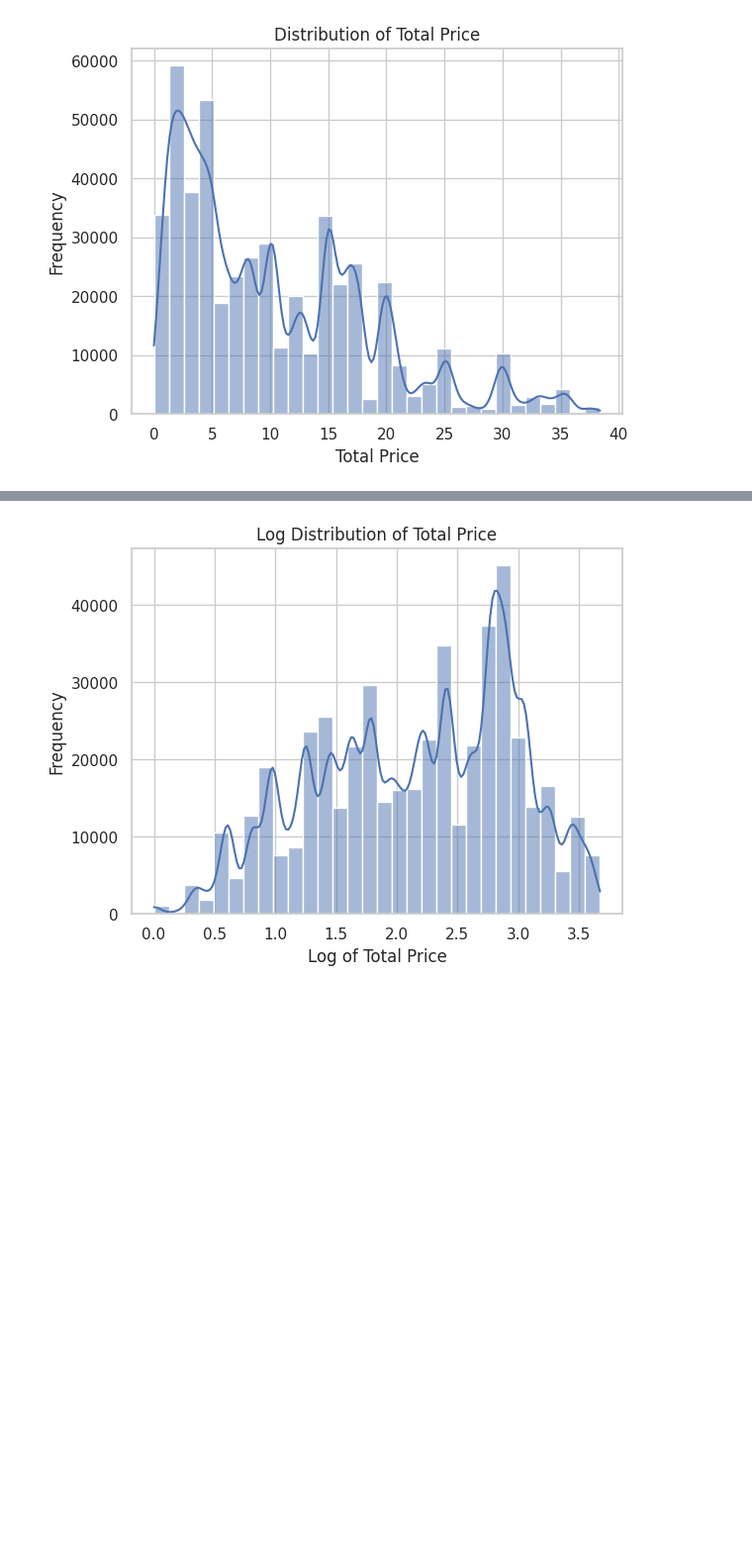
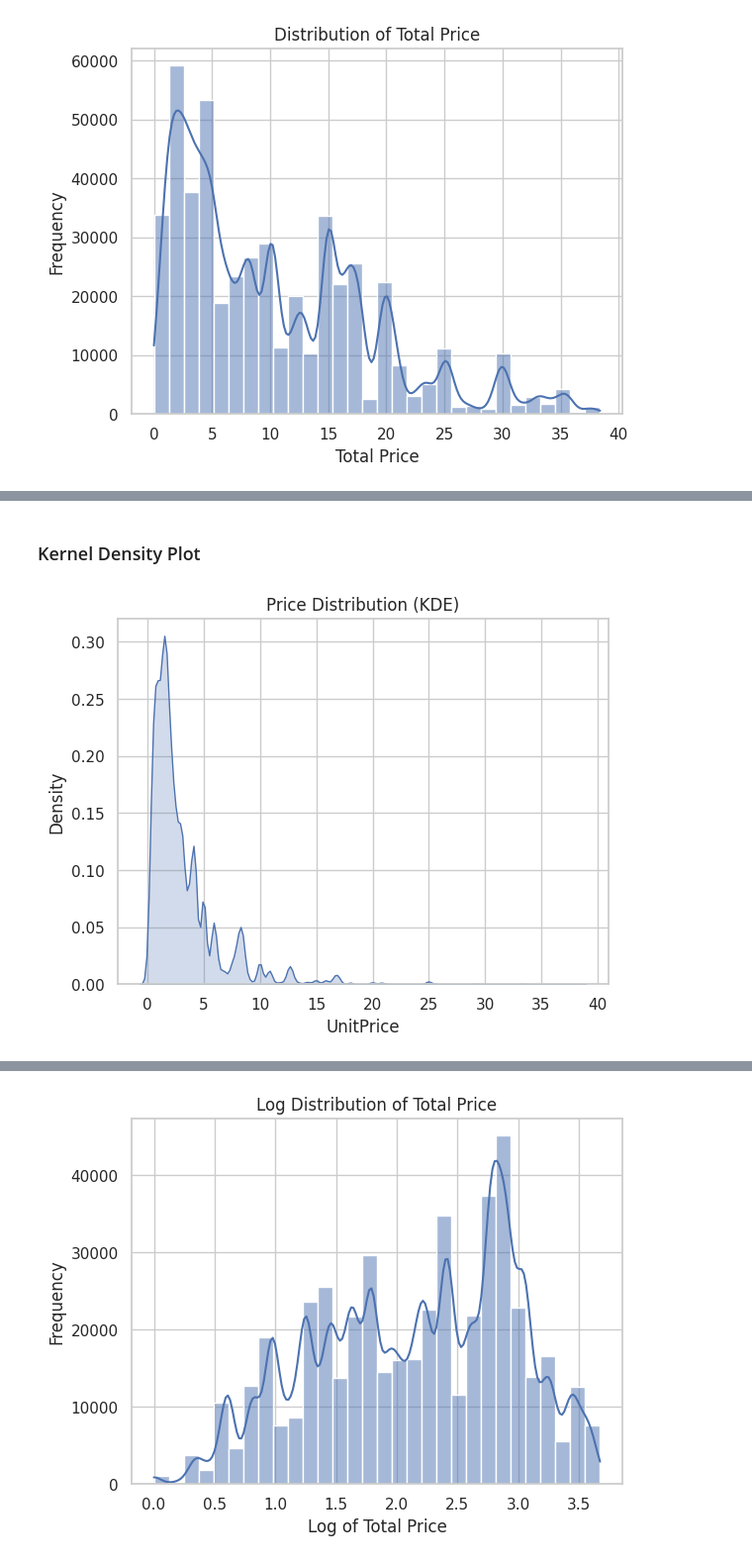
Before and after one commit to Jiya003/User-behaviour-and-Recommendation-analysis, a Jupyter notebook: User_Recommendation.ipynb, the cells around one changed output, grey strips where cells are left out. Shown at 99% size. Saved outputs shown, nothing was run; the diff lists cells and outputs as text; code cells hidden in the pictures; blank space fills up the shorter version.

```diff
--- a/User_Recommendation.ipynb
+++ b/User_Recommendation.ipynb
@@ -346,0 +463,8 @@ plt.show()
+# %% [markdown]
+### Kernel Density Plot
+# %%
+sns.kdeplot(data_no_outliers['UnitPrice'], shade=True)
+plt.title('Price Distribution (KDE)')
+plt.show()
+# %% [output]
+[figure, added]
```
Also changed, not shown: parts of 85 cells of this notebook.
